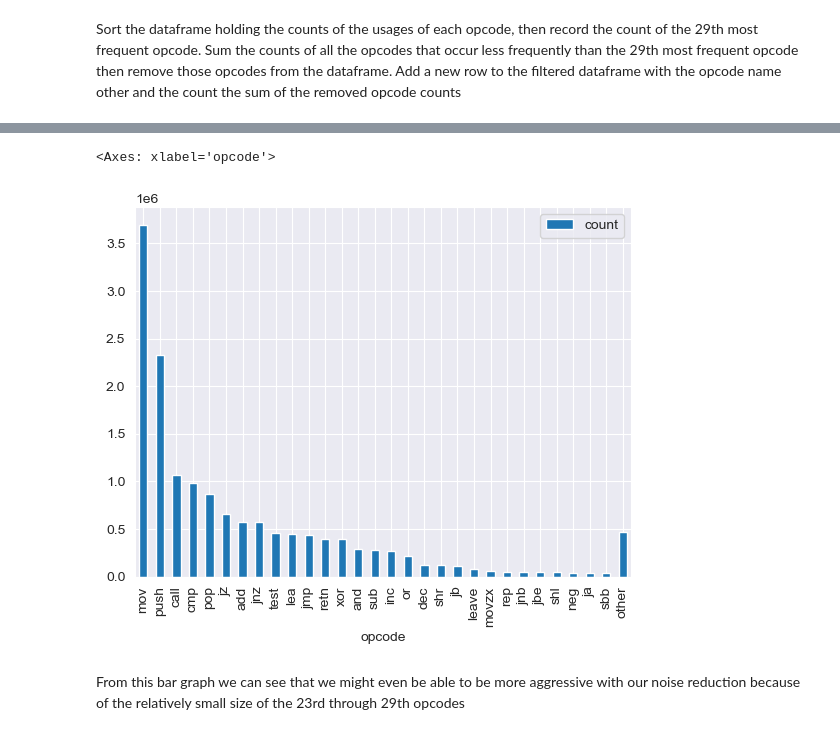
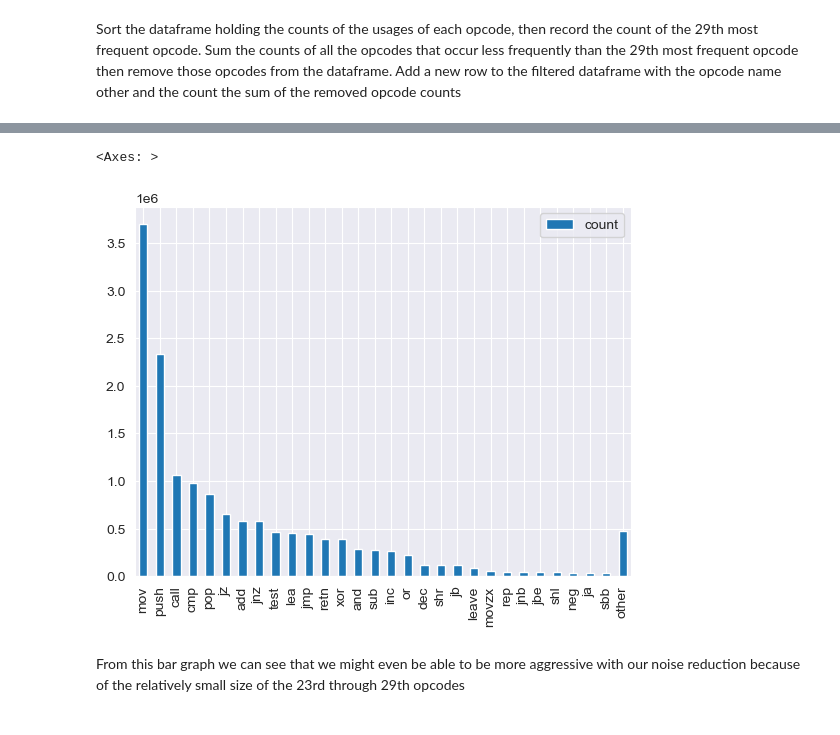
Before and after one commit to townsag/CS131, a Jupyter notebook: midterm1.ipynb, the cells around one changed output, grey strips where cells are left out. Saved outputs shown, nothing was run; the diff lists cells and outputs as text; code cells hidden in the pictures.

```diff
--- a/midterm1.ipynb
+++ b/midterm1.ipynb
@@ -142,8 +142,8 @@ for element in observation_sequence:
     else:
         opcode_use_counts[element] = 1
 
-opcode_tuples = [(key, value) for key, value in opcode_use_counts.items()]
-opcode_counts_df = pd.DataFrame(opcode_tuples, columns=['opcode', 'count'])
+opcode_counts_df = pd.DataFrame.from_dict(opcode_use_counts, orient='index', columns=['count'])
+opcode_counts_df = opcode_counts_df.sort_values(by='count', ascending=False)
 # %%
 print(opcode_counts_df.shape)
 print(opcode_counts_df)
@@ -166,5 +165,0 @@ print(opcode_counts_df)
-# %%
-print('other' in opcode_counts_df['opcode'].values)
-# add other to dataframe with count zero so that
-opcode_counts_df = opcode_counts_df.append({'opcode': 'other', 'count': 0}, ignore_index=True)
-print(opcode_counts_df)
@@ -189,16 +168,9 @@ Sort the dataframe holding the counts of the usages of each opcode, then record
 # %%
 # compute the count of the 30th most infrequent opcode
 noise_reduction_constant = 29   # this is the number of not junk opcodes (will add one junk opcode for total of 30)
-opcode_counts_df = opcode_counts_df.sort_values('count', ascending=False)
+opcode_counts_df = opcode_counts_df.sort_values(by='count', ascending=False)
 min_count = opcode_counts_df.iloc[noise_reduction_constant - 1]['count']
 print("min count: ", min_count)
-
-to_filter_df = opcode_counts_df[opcode_counts_df['count'] < min_count]
-other_count = to_filter_df['count'].sum()
-opcode_counts_filtered_df = opcode_counts_df[opcode_counts_df['count'] >= min_count]
-opcode_counts_filtered_df = opcode_counts_filtered_df.append({'opcode': 'other', 'count': other_count}, ignore_index=True)
-print("opcode_counts_filtered_df.shape: ", opcode_counts_filtered_df.shape)
-print("should be other row:\n", opcode_counts_filtered_df[opcode_counts_filtered_df['opcode'] == 'other'])
-print("opcode counts filtered:\n", opcode_counts_filtered_df)
+print(opcode_counts_df.iloc[noise_reduction_constant - 1])
 # %% [output]
 min count:  32559
@@ -220,0 +179,9 @@ opcode counts filtered:
+# %%
+to_filter_df = opcode_counts_df.loc[opcode_counts_df['count'] < min_count]
+other_count = to_filter_df['count'].sum()
+opcode_counts_filtered_df = opcode_counts_df.loc[opcode_counts_df['count'] >= min_count].copy()
+opcode_counts_filtered_df.loc['other'] = [other_count]
+
+print("opcode_counts_filtered_df.shape: ", opcode_counts_filtered_df.shape)
+print("should be other row:\n", opcode_counts_filtered_df.loc['other'])
+print("opcode counts filtered:\n", opcode_counts_filtered_df)
@@ -221,9 +206,9 @@ opcode counts filtered:
 # %%
 # create a barcode graph showing the distribution of the opcode counts
-opcode_counts_filtered_df.plot.bar(x='opcode', y='count', rot=90)
+opcode_counts_filtered_df.plot.bar(rot=90)
 # %% [output]
-<Axes: xlabel='opcode'>
+<Axes: >
-[figure, old version]
+[figure, new version]
 # %% [markdown]
 From this bar graph we can see that we might even be able to be more aggressive with our noise reduction because of the relatively small size of the 23rd through 29th opcodes
 # %% [markdown]
```
Also changed, not shown: parts of 27 cells of this notebook.
